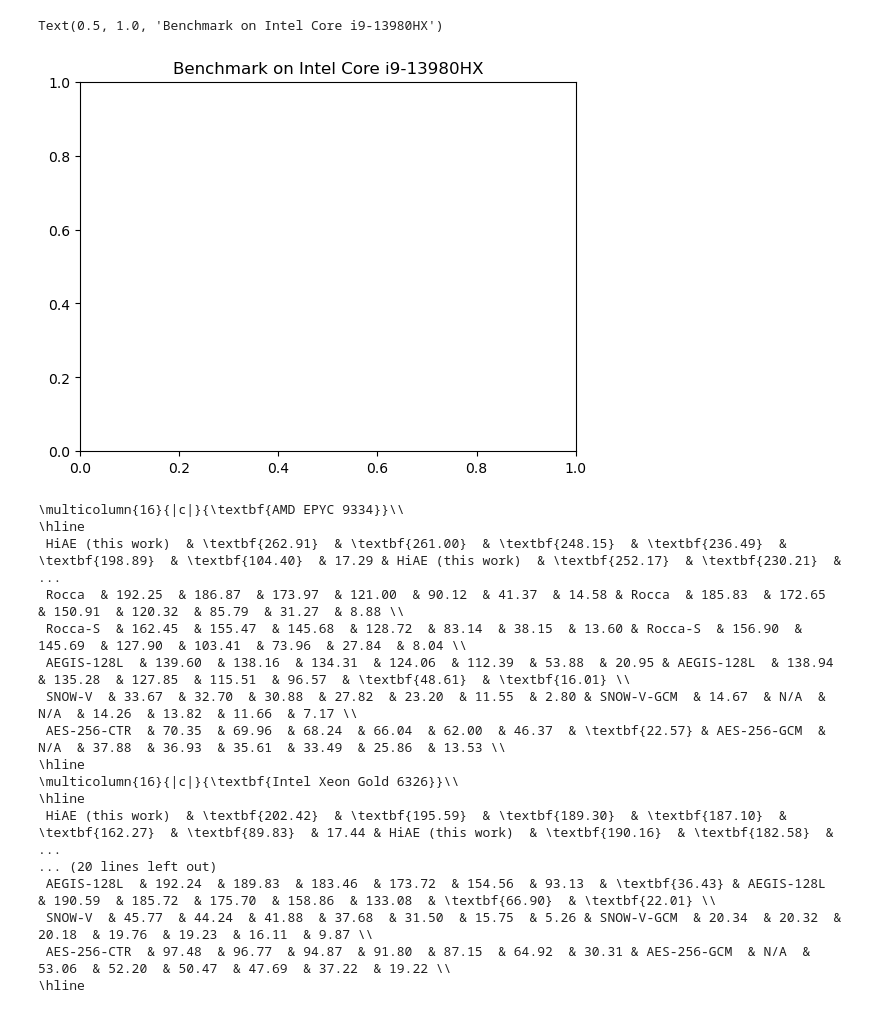
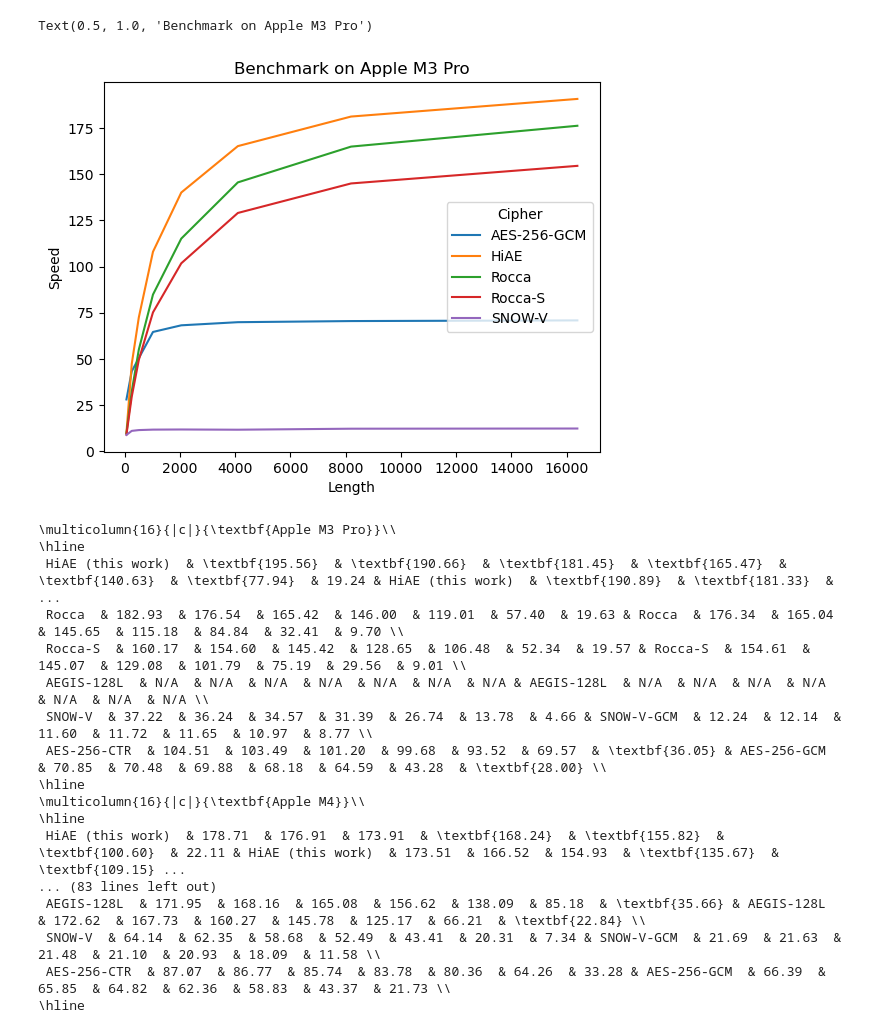
Before and after one commit to Concyclics/Rocca-with-VAES-performance-analysis, a Jupyter notebook: test_logs/plot.ipynb, the cells around one changed output. Drawn from its saved outputs; the diff is of its cells as text; code cells hidden in the pictures.

```diff
--- a/test_logs/plot.ipynb
+++ b/test_logs/plot.ipynb
@@ -41,21 +58,0 @@ def addfile_3(cpu, filename, dftmp):
-# %%
-Devices = ["Apple M1", "Apple M2 Max", "Apple M3 Pro", "AMD EPYC 9334", "Intel Xeon Gold 6326",
-           "Intel Xeon Gold 6230", "Intel Xeon Silver 4108", "Intel Xeon E5-2620 v3", "AMD EPYC 7763",
-            "AMD Ryzen 9 7950X", "Intel Core i9-13980HX"]
-Devices = ["AMD EPYC 9334", "Intel Xeon Gold 6326", "Intel Xeon E5-2620 v3", "AMD Ryzen 9 7950X"]
-Devices_dir = ["M1", "M2Max", "M3Pro", "EPYC9334", "IceLake", "Xeon6230", "Xeon4108", "E5-2620v3", "EPYC7763", "7950X", "13980HX"]
-Devices_dir = ["EPYC9334", "IceLake", "E5-2620v3", "7950X"]
-ciphers = ["HiAE", "ROCCA", "ROCCA-S", "AEGIS", "SNOW-V"]
-ciphers_name = ["HiAE", "Rocca", "Rocca-S", "Aegis", "Snow-V"]
-for device_id in range(len(Devices)):
-    for id in range(5):
-        if "Apple" not in Devices[device_id]:
-            log_max = 11
-        else:
-            log_max = 4
-        for i in range(1, log_max):
-            df = addfile_2(Devices[device_id], f"{Devices_dir[device_id]}/{ciphers[id]}_log_{i}", ciphers_name[id], df)
-    for cipher in ["AES-256-GCM", "AES-256-CTR"]:
-        for i in range(1, 4):
-            df = addfile_3(Devices[device_id], f"{Devices_dir[device_id]}/{cipher}_log_{i}", df)
-df
@@ -75,0 +59,10 @@ df
+# %%
+Devices_dir = ["M3Pro", "M4", "W3495", "Icelake", "EPYC9334", "7950X", "6242R", "E5-2620v3", "12800HX", "13900HX", "13980HX"]
+Devices = ["Apple M3 Pro", "Apple M4", "Intel Xeon W9-3495X", "Intel Xeon Gold 6326", "AMD EPYC 9334", "AMD Ryzen 9 7950X", "Intel Xeon Gold 6242R", "Intel Xeon E5-2620v3", "Intel Core i7-12800HX", "Intel Core i9-13900HX", "Intel Core i9-13980HX"]
+df = pd.DataFrame(columns=["Cipher", "Mode", "CPU", "Length", "Speed"])
+for device_id in range(len(Devices)):
+    device = Devices[device_id]
+    device_dir = Devices_dir[device_id]
+    df = addfile_4(device, f"{device_dir}/bench_log", df)
+    df = addfile_3(device, f"{device_dir}/AES_log", df)
+df
@@ -97,8 +104,11 @@ for CPU in df["CPU"].unique():
     for cipher in df["Cipher"].unique():
         for mode in df["Mode"].unique():
             for length in df["Length"].unique():
-                df_tmp = df[(df["CPU"] == CPU) & (df["Cipher"] == cipher) & (df["Mode"] == mode) & (df["Length"] == length)]
-                df = df.drop(df_tmp[df_tmp["Speed"] == df_tmp["Speed"].min()].index)
+                for _ in range(5):
+                    #df_tmp = df[(df["CPU"] == CPU) & (df["Cipher"] == cipher) & (df["Mode"] == mode) & (df["Length"] == length)]
+                    if len(df[(df["CPU"] == CPU) & (df["Cipher"] == cipher) & (df["Mode"] == mode) & (df["Length"] == length)]) > 20:
+                        df = df.drop(df[(df["CPU"] == CPU) & (df["Cipher"] == cipher) & (df["Mode"] == mode) & (df["Length"] == length)]["Speed"].idxmin())
+                        df = df.drop(df[(df["CPU"] == CPU) & (df["Cipher"] == cipher) & (df["Mode"] == mode) & (df["Length"] == length)]["Speed"].idxmax())
 df
 df_avg = df.groupby(['Cipher', 'Mode', 'CPU', 'Length']).mean().reset_index()
 df_avg.to_csv("logs_avg.csv", index=False)
@@ -120,28 +118,28 @@ df_avg
 # %%
-CPU_name = "Intel Core i9-13980HX"
+CPU_name = "Apple M3 Pro"
 Mode_name = 'AEAD'
 import matplotlib.pyplot as plt
 sns.lineplot(data=df_avg[(df_avg['CPU'] == CPU_name) & (df_avg['Mode'] == Mode_name)& (df_avg['Length'] < 17000) & (df_avg['Length'] >=64)], x='Length', y='Speed', hue="Cipher", palette="tab10")
 plt.title("Benchmark on " + CPU_name)
 # %% [output]
-Text(0.5, 1.0, 'Benchmark on Intel Core i9-13980HX')
+Text(0.5, 1.0, 'Benchmark on Apple M3 Pro')
-[figure, old version]
+[figure, new version]
 # %%
 #Devices = ["Apple M1", "Apple M2 Max", "Apple M3 Pro", "AMD EPYC 9334", "Intel Xeon Gold 6326",
 #          "Intel Xeon Gold 6230", "Intel Xeon Silver 4108", "Intel Xeon E5-2620 v3", "AMD EPYC 7763",
 #            "AMD Ryzen 9 7950X", "Intel Core i9-13980HX"]
-ciphers_name = ["HiAE", "Rocca", "Rocca-S", "Aegis", "Snow-V", "AES-256"]
+ciphers_name = ["HiAE", "Rocca", "Rocca-S", "AEGIS", "SNOW-V", "AES-256"]
 for device in Devices:
     print("\\multicolumn{16}{|c|}{\\textbf{" + device + "}}\\\\\n\\hline")
     for cipher in ciphers_name:
         s = ""
         for mode in ["Encryption Only", "AEAD"]:
-            if cipher == "Snow-V":
+            if cipher == "SNOW-V":
                 if mode == "AEAD":
                     s += f"& SNOW-V-GCM "
                 else:
                     s += f"& SNOW-V "
-            elif cipher == "Aegis":
+            elif cipher == "AEGIS":
                 s += f"& AEGIS-128L "
             elif cipher == "HiAE":
                 s += f"& HiAE (this work) "
@@ -167,20 +165,20 @@ for device in Devices:
         print(s[1:] + "\\\\")
     print("\\hline")
 # %% [output]
-\multicolumn{16}{|c|}{\textbf{AMD EPYC 9334}}\\
+\multicolumn{16}{|c|}{\textbf{Apple M3 Pro}}\\
 \hline
- HiAE (this work)  & \textbf{262.91}  & \textbf{261.00}  & \textbf{248.15}  & \textbf{236.49}  & \textbf{198.89}  & \textbf{104.40}  & 17.29 & HiAE (this work)  & \textbf{252.17}  & \textbf{230.21}  & ...
- Rocca  & 192.25  & 186.87  & 173.97  & 121.00  & 90.12  & 41.37  & 14.58 & Rocca  & 185.83  & 172.65  & 150.91  & 120.32  & 85.79  & 31.27  & 8.88 \\
- Rocca-S  & 162.45  & 155.47  & 145.68  & 128.72  & 83.14  & 38.15  & 13.60 & Rocca-S  & 156.90  & 145.69  & 127.90  & 103.41  & 73.96  & 27.84  & 8.04 \\
- AEGIS-128L  & 139.60  & 138.16  & 134.31  & 124.06  & 112.39  & 53.88  & 20.95 & AEGIS-128L  & 138.94  & 135.28  & 127.85  & 115.51  & 96.57  & \textbf{48.61}  & \textbf{16.01} \\
- SNOW-V  & 33.67  & 32.70  & 30.88  & 27.82  & 23.20  & 11.55  & 2.80 & SNOW-V-GCM  & 14.67  & N/A  & N/A  & 14.26  & 13.82  & 11.66  & 7.17 \\
- AES-256-CTR  & 70.35  & 69.96  & 68.24  & 66.04  & 62.00  & 46.37  & \textbf{22.57} & AES-256-GCM  & N/A  & 37.88  & 36.93  & 35.61  & 33.49  & 25.86  & 13.53 \\
+ HiAE (this work)  & \textbf{195.56}  & \textbf{190.66}  & \textbf{181.45}  & \textbf{165.47}  & \textbf{140.63}  & \textbf{77.94}  & 19.24 & HiAE (this work)  & \textbf{190.89}  & \textbf{181.33}  &  ...
+ Rocca  & 182.93  & 176.54  & 165.42  & 146.00  & 119.01  & 57.40  & 19.63 & Rocca  & 176.34  & 165.04  & 145.65  & 115.18  & 84.84  & 32.41  & 9.70 \\
+ Rocca-S  & 160.17  & 154.60  & 145.42  & 128.65  & 106.48  & 52.34  & 19.57 & Rocca-S  & 154.61  & 145.07  & 129.08  & 101.79  & 75.19  & 29.56  & 9.01 \\
+ AEGIS-128L  & N/A  & N/A  & N/A  & N/A  & N/A  & N/A  & N/A & AEGIS-128L  & N/A  & N/A  & N/A  & N/A  & N/A  & N/A  & N/A \\
+ SNOW-V  & 37.22  & 36.24  & 34.57  & 31.39  & 26.74  & 13.78  & 4.66 & SNOW-V-GCM  & 12.24  & 12.14  & 11.60  & 11.72  & 11.65  & 10.97  & 8.77 \\
+ AES-256-CTR  & 104.51  & 103.49  & 101.20  & 99.68  & 93.52  & 69.57  & \textbf{36.05} & AES-256-GCM  & 70.85  & 70.48  & 69.88  & 68.18  & 64.59  & 43.28  & \textbf{28.00} \\
 \hline
-\multicolumn{16}{|c|}{\textbf{Intel Xeon Gold 6326}}\\
+\multicolumn{16}{|c|}{\textbf{Apple M4}}\\
 \hline
- HiAE (this work)  & \textbf{202.42}  & \textbf{195.59}  & \textbf{189.30}  & \textbf{187.10}  & \textbf{162.27}  & \textbf{89.83}  & 17.44 & HiAE (this work)  & \textbf{190.16}  & \textbf{182.58}  &  ...
-... (20 lines left out)
- AEGIS-128L  & 192.24  & 189.83  & 183.46  & 173.72  & 154.56  & 93.13  & \textbf{36.43} & AEGIS-128L  & 190.59  & 185.72  & 175.70  & 158.86  & 133.08  & \textbf{66.90}  & \textbf{22.01} \\
- SNOW-V  & 45.77  & 44.24  & 41.88  & 37.68  & 31.50  & 15.75  & 5.26 & SNOW-V-GCM  & 20.34  & 20.32  & 20.18  & 19.76  & 19.23  & 16.11  & 9.87 \\
- AES-256-CTR  & 97.48  & 96.77  & 94.87  & 91.80  & 87.15  & 64.92  & 30.31 & AES-256-GCM  & N/A  & 53.06  & 52.20  & 50.47  & 47.69  & 37.22  & 19.22 \\
+ HiAE (this work)  & 178.71  & 176.91  & 173.91  & \textbf{168.24}  & \textbf{155.82}  & \textbf{100.60}  & 22.11 & HiAE (this work)  & 173.51  & 166.52  & 154.93  & \textbf{135.67}  & \textbf{109.15} ...
+... (83 lines left out)
+ AEGIS-128L  & 171.95  & 168.16  & 165.08  & 156.62  & 138.09  & 85.18  & \textbf{35.66} & AEGIS-128L  & 172.62  & 167.73  & 160.27  & 145.78  & 125.17  & 66.21  & \textbf{22.84} \\
+ SNOW-V  & 64.14  & 62.35  & 58.68  & 52.49  & 43.41  & 20.31  & 7.34 & SNOW-V-GCM  & 21.69  & 21.63  & 21.48  & 21.10  & 20.93  & 18.09  & 11.58 \\
+ AES-256-CTR  & 87.07  & 86.77  & 85.74  & 83.78  & 80.36  & 64.26  & 33.28 & AES-256-GCM  & 66.39  & 65.85  & 64.82  & 62.36  & 58.83  & 43.37  & 21.73 \\
 \hline
```
Also changed, not shown: parts of 5 cells of this notebook, 16 other files.
